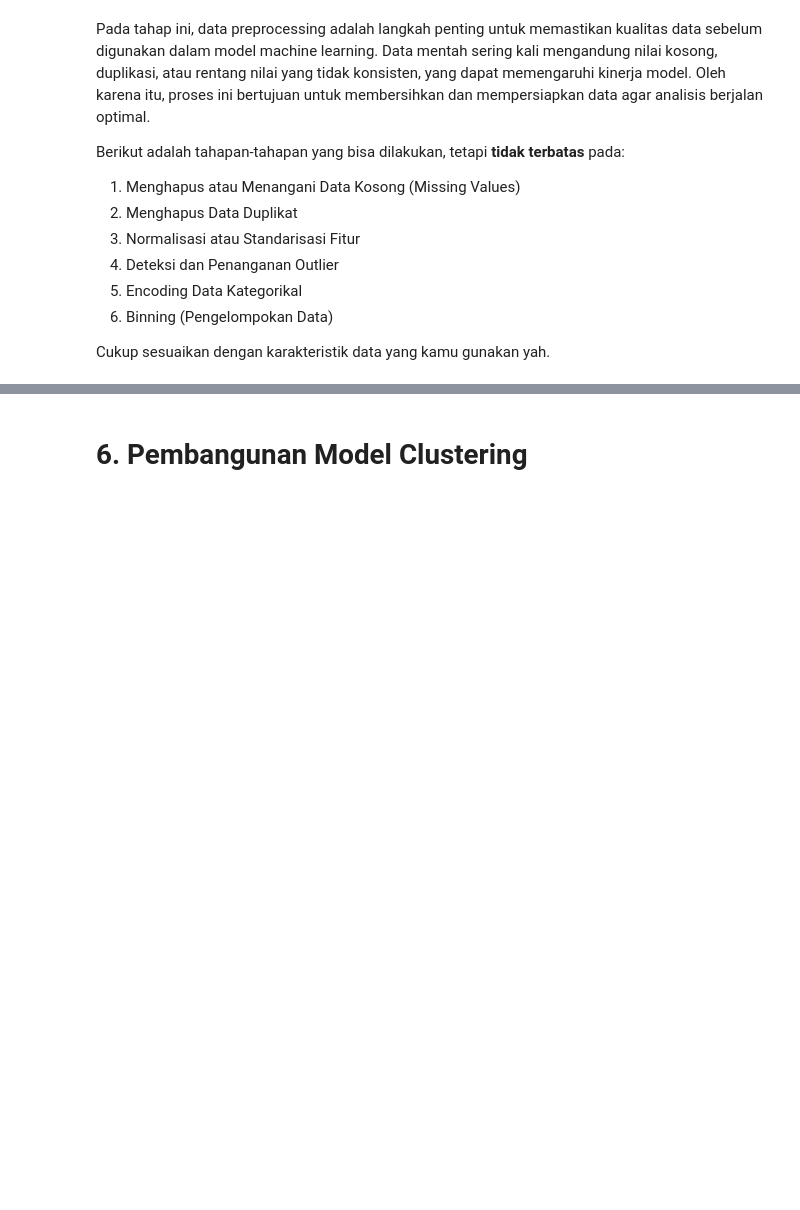
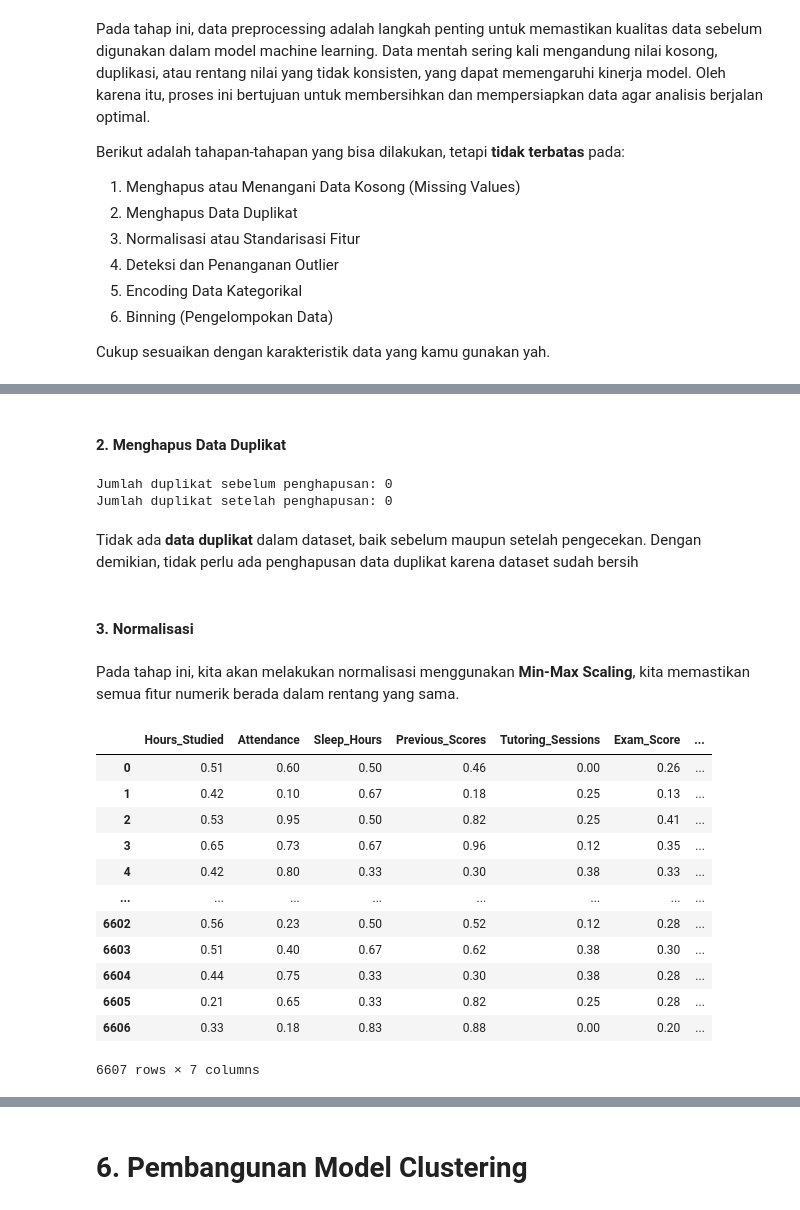
Before and after one commit to divaaharahap/Student-Performance-Factors, a Jupyter notebook: [Clustering]_Submission_Akhir_BMLP_Diva Anggreini Harahap_(Updated).ipynb, the cells around one changed output, grey strips where cells are left out. Drawn from its saved outputs; the diff is of its cells as text; code cells hidden in the pictures; blank space fills up the shorter version.

Commit message:
Data Preprocessing finish

```diff
--- a/[Clustering]_Submission_Akhir_BMLP_Diva Anggreini Harahap_(Updated).ipynb
+++ b/[Clustering]_Submission_Akhir_BMLP_Diva Anggreini Harahap_(Updated).ipynb
@@ -238,14 +242,14 @@ clustering_df[numerik_cols].describe().round(2)
 # %%
 # Analisis distribusi variabel numerik dengan visualisasi
 # List variabel numerik
-numerik_cols = ['Hours_Studied', 'Attendance', 'Sleep_Hours',
+numeric_columns = ['Hours_Studied', 'Attendance', 'Sleep_Hours',
                 'Previous_Scores', 'Tutoring_Sessions',
                 'Physical_Activity', 'Exam_Score']
 
 plt.figure(figsize=(15, 12))
 sns.set(style="whitegrid")
 
-for i, col in enumerate(numerik_cols, 1):
+for i, col in enumerate(numeric_columns, 1):
     plt.subplot(3, 3, i)
     sns.boxplot(data=clustering_df, x=col, color='lightblue')
     plt.title(f'Boxplot {col}', fontsize=10)
@@ -396,0 +401,9 @@ Cukup sesuaikan dengan karakteristik data yang kamu gunakan yah.
+# %%
+# Imputasi untuk variabel kategorikal (menggunakan mode)
+categorical_columns = clustering_df.select_dtypes(include=['object']).columns
+for column in categorical_columns:
+    clustering_df[column] = clustering_df[column].fillna(clustering_df[column].mode()[0])
+
+# Cek lagi untuk memastikan bahwa tidak ada nilai kosong yang tersisa
+missing_values_after_imputation = clustering_df.isnull().sum()
+missing_values_after_imputation
@@ -396,0 +430,44 @@ Cukup sesuaikan dengan karakteristik data yang kamu gunakan yah.
+# %% [markdown]
+#### **2. Menghapus Data Duplikat**
+# %%
+# Cek apakah ada data duplikat dalam dataset
+duplicates = clustering_df.duplicated().sum()
+
+# Hapus duplikasi jika ada
+clustering_df.drop_duplicates(inplace=True)
+
+# Cek jumlah duplikat setelah penghapusan
+duplicates_after = clustering_df.duplicated().sum()
+
+# Menampilkan jumlah duplikat sebelum dan setelah penghapusan
+print(f"Jumlah duplikat sebelum penghapusan: {duplicates}")
+print(f"Jumlah duplikat setelah penghapusan: {duplicates_after}")
+# %% [output]
+Jumlah duplikat sebelum penghapusan: 0
+Jumlah duplikat setelah penghapusan: 0
+# %% [markdown]
+Tidak ada **data duplikat** dalam dataset, baik sebelum maupun setelah pengecekan. Dengan demikian, tidak perlu ada penghapusan data duplikat karena dataset sudah bersih
+# %% [markdown]
+#### **3. Normalisasi**
+# %% [markdown]
+Pada tahap ini, kita akan melakukan normalisasi menggunakan **Min-Max Scaling**, kita memastikan semua fitur numerik berada dalam rentang yang sama.
+# %%
+# Inisialisasi Min-Max Scaler
+min_max_scaler = MinMaxScaler()
+# Normalisasi data numerik
+clustering_df[numeric_columns] = min_max_scaler.fit_transform(clustering_df[numeric_columns]).round(2)
+clustering_df[numeric_columns]
+# %% [output]
+|  | Hours_Studied | Attendance | Sleep_Hours | Previous_Scores | Tutoring_Sessions | Exam_Score | ... |
+| 0 | 0.51 | 0.60 | 0.50 | 0.46 | 0.00 | 0.26 | ... |
+| 1 | 0.42 | 0.10 | 0.67 | 0.18 | 0.25 | 0.13 | ... |
+| 2 | 0.53 | 0.95 | 0.50 | 0.82 | 0.25 | 0.41 | ... |
+| 3 | 0.65 | 0.73 | 0.67 | 0.96 | 0.12 | 0.35 | ... |
+| 4 | 0.42 | 0.80 | 0.33 | 0.30 | 0.38 | 0.33 | ... |
+| ... | ... | ... | ... | ... | ... | ... | ... |
+| 6602 | 0.56 | 0.23 | 0.50 | 0.52 | 0.12 | 0.28 | ... |
+| 6603 | 0.51 | 0.40 | 0.67 | 0.62 | 0.38 | 0.30 | ... |
+| 6604 | 0.44 | 0.75 | 0.33 | 0.30 | 0.38 | 0.28 | ... |
+| 6605 | 0.21 | 0.65 | 0.33 | 0.82 | 0.25 | 0.28 | ... |
+| 6606 | 0.33 | 0.18 | 0.83 | 0.88 | 0.00 | 0.20 | ... |
+6607 rows × 7 columns
```
Also changed, not shown: parts of 15 cells of this notebook.
